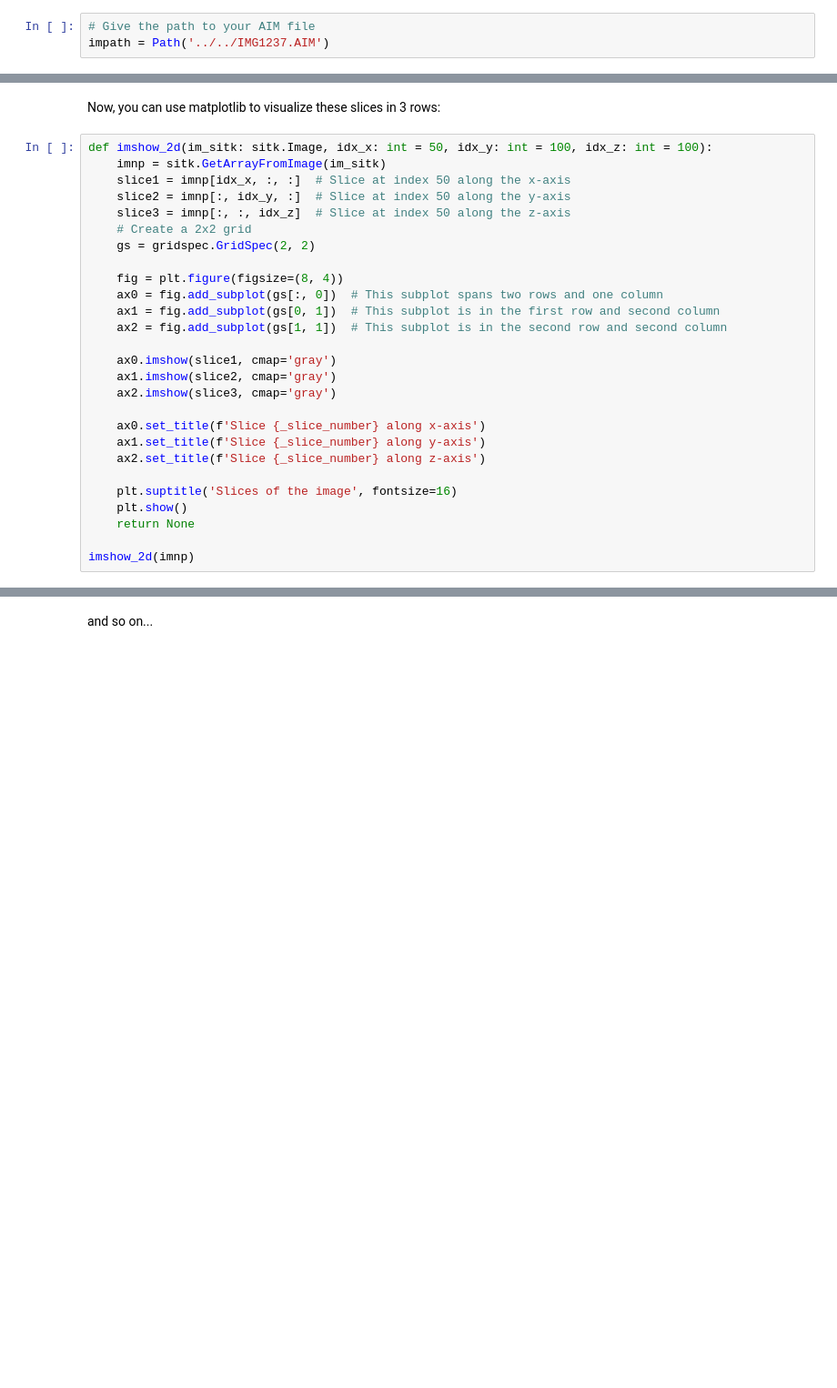
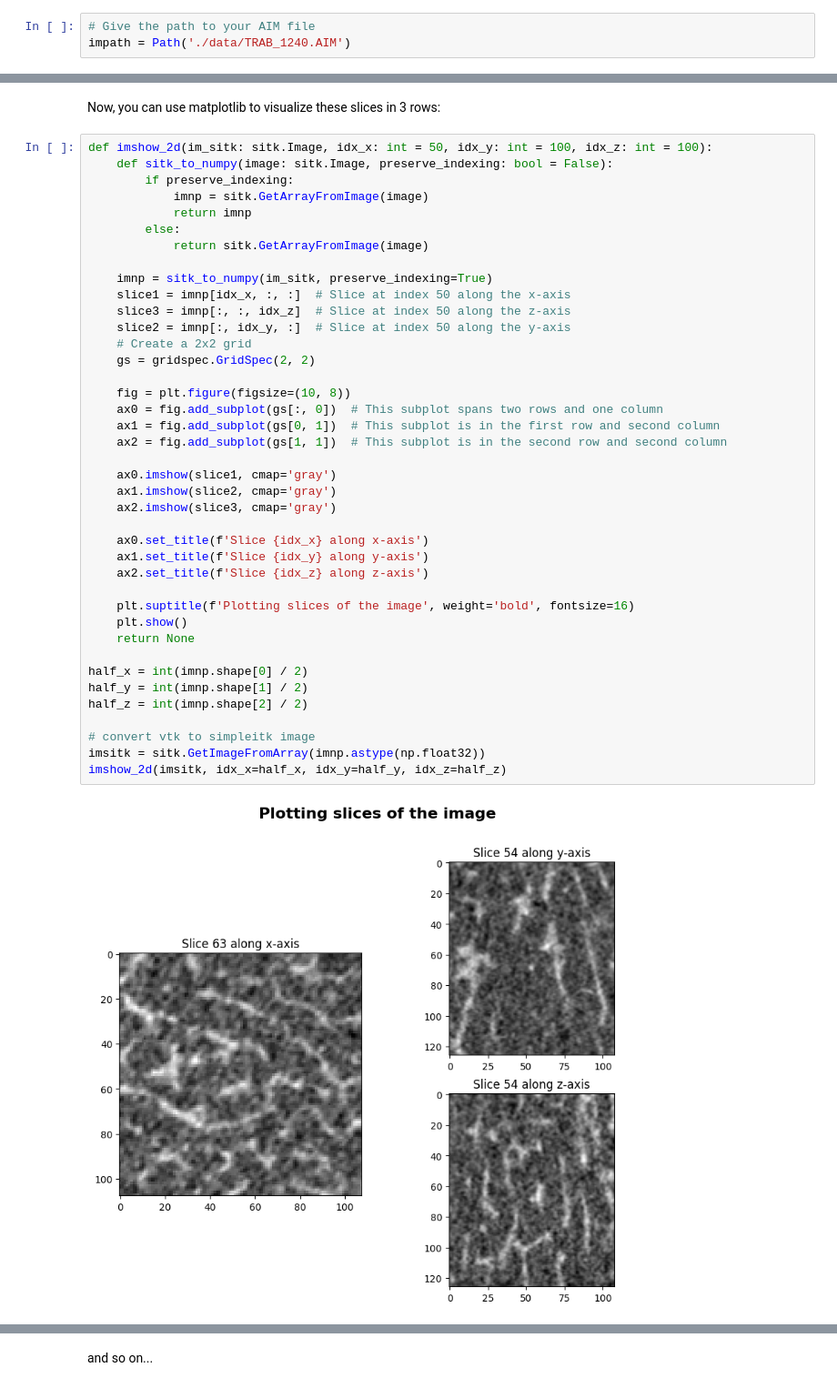
Before and after one commit to OpenMSKImaging/vtkbone, a Jupyter notebook: Tutorials/02_visualization_and_img_processing_basics.ipynb, the cells around one changed output, grey strips where cells are left out. Shown: that part at 91% size. Cells and saved outputs as stored; diff of their text form; blank space fills up the shorter version.

Commit message:
updated sitk compatibility in 2D viz

```diff
--- a/Tutorials/02_visualization_and_img_processing_basics.ipynb
+++ b/Tutorials/02_visualization_and_img_processing_basics.ipynb
@@ -27,7 +44,7 @@ from python_helpers.vtk_util import vtkImageData_to_numpy, numpy_to_vtkImageData
 ## Step 2: Read the image using ``vtkbone``
 # %%
 # Give the path to your AIM file
-impath = Path('../../IMG1237.AIM')
+impath = Path('./data/TRAB_1240.AIM')
 # %% [markdown]
 We first read the 3D image from an AIM file using the ``vtkboneAIMReader``. The read_image function is decorated with ``@print_image_info`` to print the image's properties (spacing, origin, dimensions, byte format) upon reading.
 # %%
@@ -156,28 +184,43 @@ slice3 = imnp[:, :, 100]  # Slice at index 50 along the z-axis
 Now, you can use matplotlib to visualize these slices in 3 rows:
 # %%
 def imshow_2d(im_sitk: sitk.Image, idx_x: int = 50, idx_y: int = 100, idx_z: int = 100):
-    imnp = sitk.GetArrayFromImage(im_sitk)
+    def sitk_to_numpy(image: sitk.Image, preserve_indexing: bool = False):
+        if preserve_indexing:
+            imnp = sitk.GetArrayFromImage(image)
+            return imnp
+        else:
+            return sitk.GetArrayFromImage(image)
+
+    imnp = sitk_to_numpy(im_sitk, preserve_indexing=True)
     slice1 = imnp[idx_x, :, :]  # Slice at index 50 along the x-axis
+    slice3 = imnp[:, :, idx_z]  # Slice at index 50 along the z-axis
     slice2 = imnp[:, idx_y, :]  # Slice at index 50 along the y-axis
-    slice3 = imnp[:, :, idx_z]  # Slice at index 50 along the z-axis
     # Create a 2x2 grid
     gs = gridspec.GridSpec(2, 2)
 
-    fig = plt.figure(figsize=(8, 4))
+    fig = plt.figure(figsize=(10, 8))
     ax0 = fig.add_subplot(gs[:, 0])  # This subplot spans two rows and one column
     ax1 = fig.add_subplot(gs[0, 1])  # This subplot is in the first row and second column
     ax2 = fig.add_subplot(gs[1, 1])  # This subplot is in the second row and second column
 
     ax0.imshow(slice1, cmap='gray')
     ax1.imshow(slice2, cmap='gray')
     ax2.imshow(slice3, cmap='gray')
 
-    ax0.set_title(f'Slice {_slice_number} along x-axis')
-    ax1.set_title(f'Slice {_slice_number} along y-axis')
-    ax2.set_title(f'Slice {_slice_number} along z-axis')
+    ax0.set_title(f'Slice {idx_x} along x-axis')
+    ax1.set_title(f'Slice {idx_y} along y-axis')
+    ax2.set_title(f'Slice {idx_z} along z-axis')
 
-    plt.suptitle('Slices of the image', fontsize=16)
+    plt.suptitle(f'Plotting slices of the image', weight='bold', fontsize=16)
     plt.show()
     return None
 
-imshow_2d(imnp)
+half_x = int(imnp.shape[0] / 2)
+half_y = int(imnp.shape[1] / 2)
+half_z = int(imnp.shape[2] / 2)
+
+# convert vtk to simpleitk image
+imsitk = sitk.GetImageFromArray(imnp.astype(np.float32))
+imshow_2d(imsitk, idx_x=half_x, idx_y=half_y, idx_z=half_z)
+# %% [output]
+[figure, added]
```
Also changed, not shown: parts of 6 cells of this notebook.
